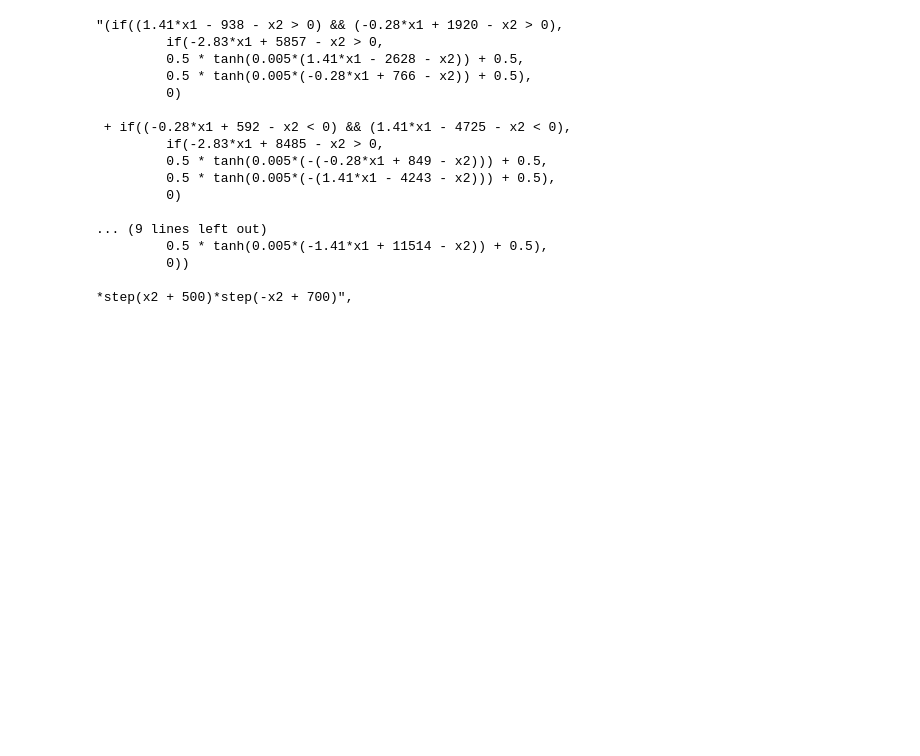
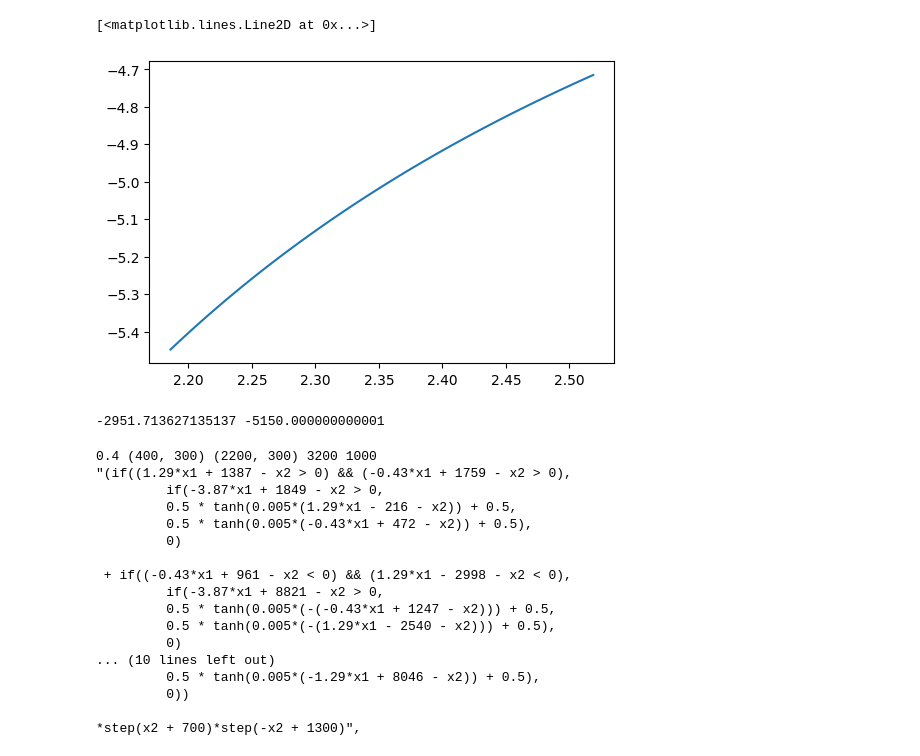
Before and after one commit to seavrut/osiris-simulations, a Jupyter notebook: raytracing.ipynb, the cells around one changed output. Saved outputs shown, nothing was run; the diff lists cells and outputs as text; code cells hidden in the pictures; blank space fills up the shorter version.

```diff
--- a/raytracing.ipynb
+++ b/raytracing.ipynb
@@ -360,23 +462,34 @@ if True:
+# %%
+fig, ax = plt.subplots(dpi=100)
+ax.plot(om_2, om_2*d3_psi(om_2)/d2_psi(om_2))
+# %% [output]
+[<matplotlib.lines.Line2D at 0x...>]
+[figure, added]
+# %%
+print(d_psi(om_0), psi(om_0))
+# %% [output]
+-2951.713627135137 -5150.000000000001
 # %%
-print(Triangle.triangle(N, tip1, tip2, mirror, 700))
+print(N, tip1, tip2, mirror, 1000)
+print(Triangle.triangle(N, tip1, tip2, mirror, 1000))
 # %% [output]
-"(if((1.41*x1 - 938 - x2 > 0) && (-0.28*x1 + 1920 - x2 > 0),
-         if(-2.83*x1 + 5857 - x2 > 0,
-         0.5 * tanh(0.005*(1.41*x1 - 2628 - x2)) + 0.5,
-         0.5 * tanh(0.005*(-0.28*x1 + 766 - x2)) + 0.5),
+0.4 (400, 300) (2200, 300) 3200 1000
+"(if((1.29*x1 + 1387 - x2 > 0) && (-0.43*x1 + 1759 - x2 > 0),
+         if(-3.87*x1 + 1849 - x2 > 0,
+         0.5 * tanh(0.005*(1.29*x1 - 216 - x2)) + 0.5,
+         0.5 * tanh(0.005*(-0.43*x1 + 472 - x2)) + 0.5),
          0)
 
- + if((-0.28*x1 + 592 - x2 < 0) && (1.41*x1 - 4725 - x2 < 0),
-         if(-2.83*x1 + 8485 - x2 > 0,
-         0.5 * tanh(0.005*(-(-0.28*x1 + 849 - x2))) + 0.5,
-         0.5 * tanh(0.005*(-(1.41*x1 - 4243 - x2))) + 0.5),
+ + if((-0.43*x1 + 961 - x2 < 0) && (1.29*x1 - 2998 - x2 < 0),
+         if(-3.87*x1 + 8821 - x2 > 0,
+         0.5 * tanh(0.005*(-(-0.43*x1 + 1247 - x2))) + 0.5,
+         0.5 * tanh(0.005*(-(1.29*x1 - 2540 - x2))) + 0.5),
          0)
-
-... (9 lines left out)
-         0.5 * tanh(0.005*(-1.41*x1 + 11514 - x2)) + 0.5),
+... (10 lines left out)
+         0.5 * tanh(0.005*(-1.29*x1 + 8046 - x2)) + 0.5),
          0))
 
-*step(x2 + 500)*step(-x2 + 700)",
+*step(x2 + 700)*step(-x2 + 1300)",
 # %%
 data = osh5io.read_h5('e2-000000.h5', './2d plasma short/MS/FLD/e2/')
 print(np.argwhere(np.abs(data.axes[0].ax) < 0.5)[0][0])
```
Also changed, not shown: parts of 12 cells of this notebook, 17 other files.
